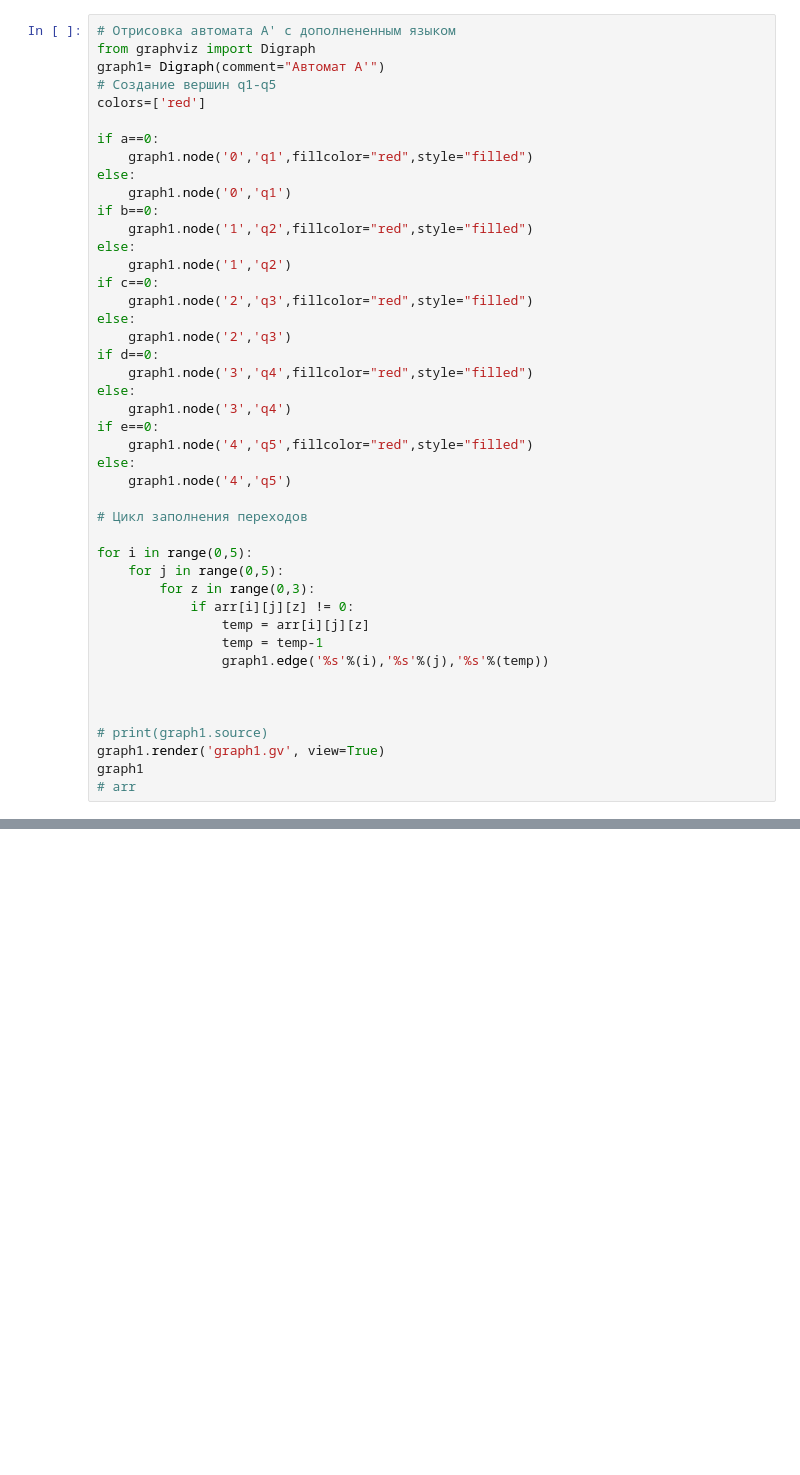
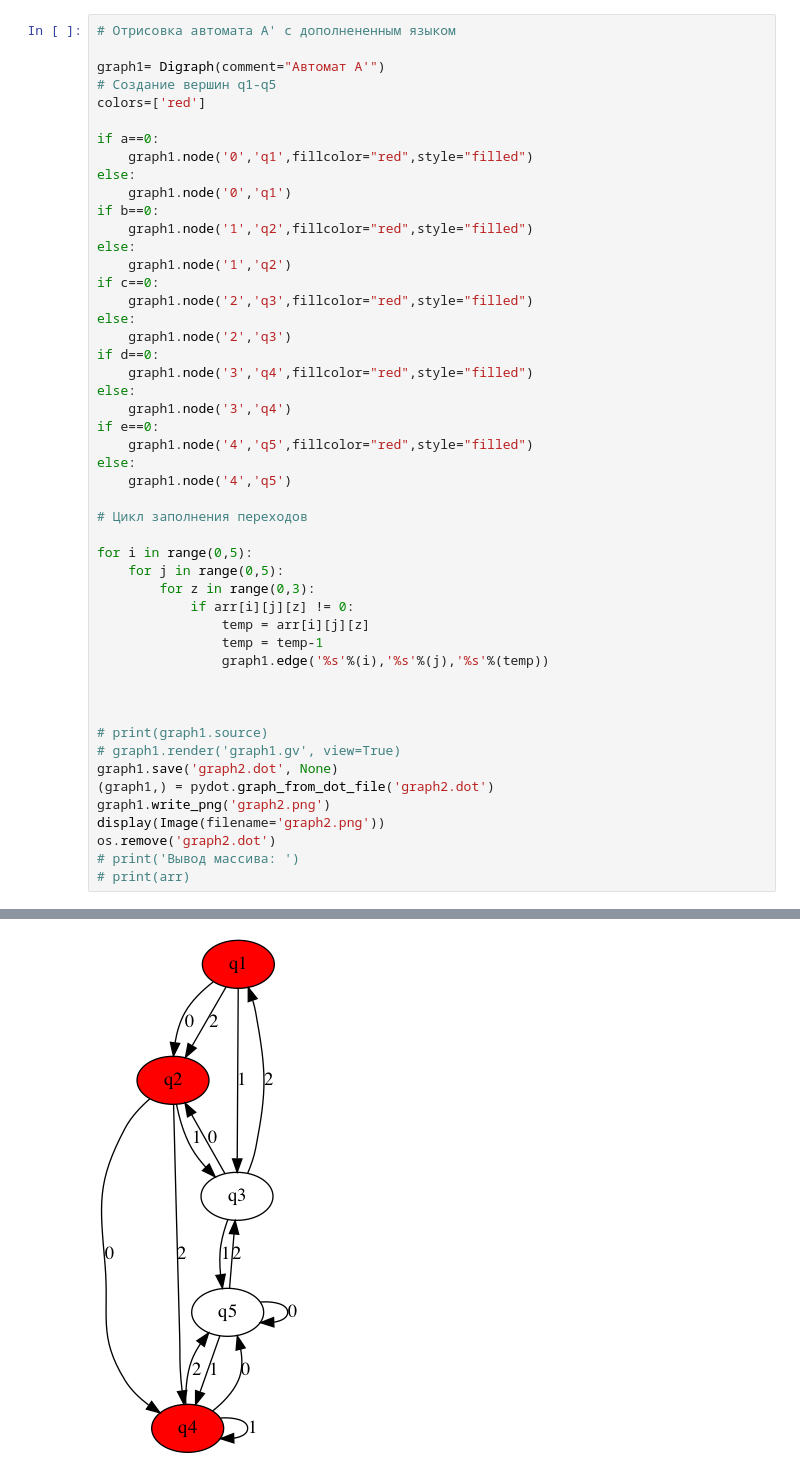
Before and after one commit to Drawishe/program_methods_2022, a Jupyter notebook: Furman/task3.ipynb, the cells around one changed output, grey strips where cells are left out. Drawn from its saved outputs; the diff is of its cells as text; blank space fills up the shorter version.

```diff
--- a/Furman/task3.ipynb
+++ b/Furman/task3.ipynb
@@ -121,6 +143,6 @@ q5 конечное состояние? 1 - да, 0 - нет: 1
 # %%
 # Отрисовка автомата А' с дополнененным языком
-from graphviz import Digraph
+
 graph1= Digraph(comment="Автомат А'")
 # Создание вершин q1-q5
 colors=['red']
@@ -159,7 +181,12 @@ for i in range(0,5):
 
 
 # print(graph1.source)
-graph1.render('graph1.gv', view=True)
-graph1
-# arr
+# graph1.render('graph1.gv', view=True)
+graph1.save('graph2.dot', None)
+(graph1,) = pydot.graph_from_dot_file('graph2.dot')
+graph1.write_png('graph2.png')
+display(Image(filename='graph2.png'))
+os.remove('graph2.dot')
+# print('Вывод массива: ')
+# print(arr)
 # %% [output]
@@ -166,0 +193 @@ graph1
+[figure, added]
```
Also changed, not shown: parts of 5 cells of this notebook, 2 other files.
